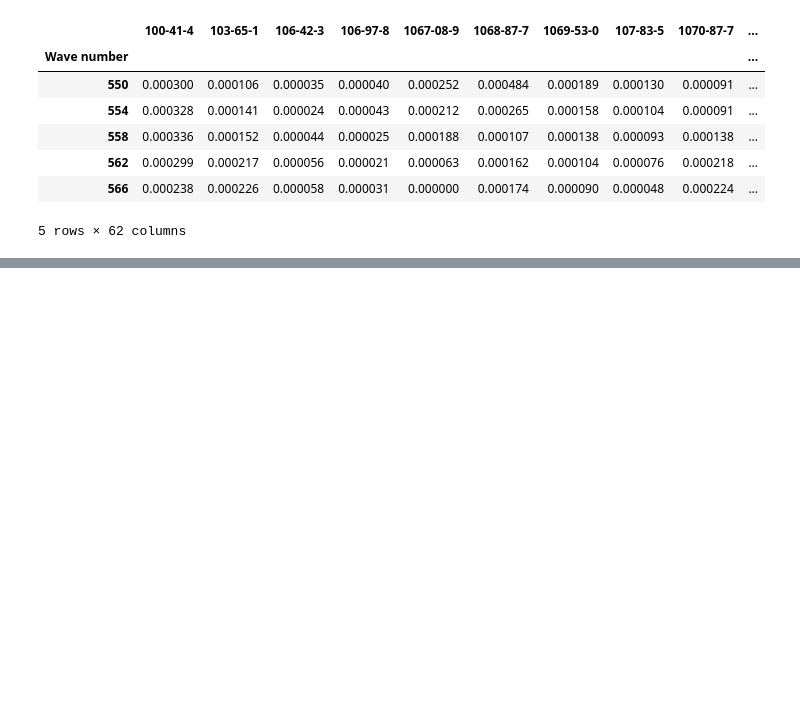
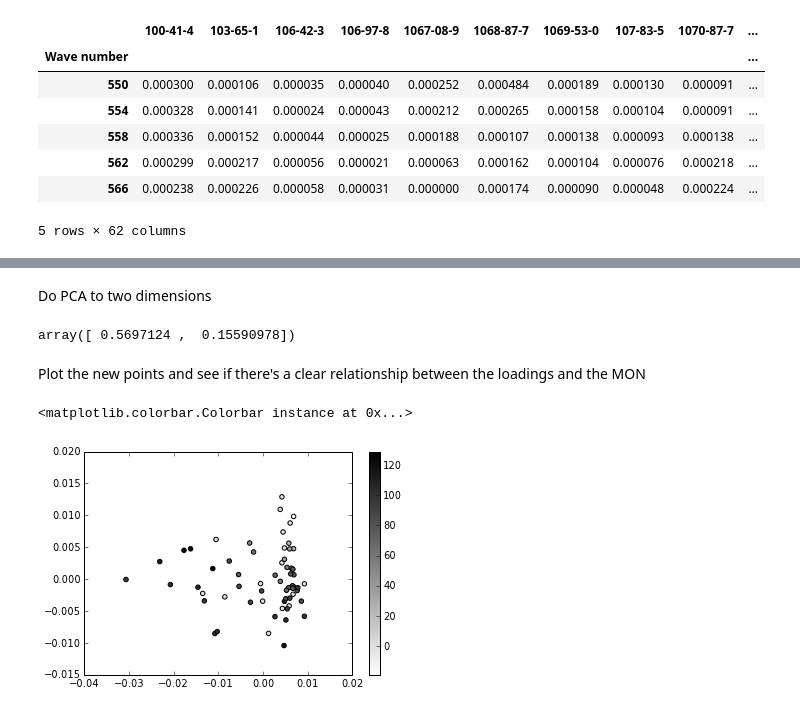
Before and after one commit to BrandonJvV/OctaneNumber, a Jupyter notebook: Normalization.ipynb, the cells around one changed output, grey strips where cells are left out. Drawn from its saved outputs; the diff is of its cells as text; code cells hidden in the pictures; blank space fills up the shorter version.

```diff
--- a/Normalization.ipynb
+++ b/Normalization.ipynb
@@ -82,0 +85,6 @@ nf.head()
+# %%
+percomponent_data = pandas.read_csv(os.path.join(datadir, 'flatCAS.csv'), index_col=0)
+# %%
+MONs = array([percomponent_data.MON[cas] if cas in percomponent_data.index else 0 for cas in nf.columns])
+# %% [markdown]
+Do PCA to two dimensions
@@ -82,0 +93,15 @@ nf.head()
+# %%
+pca = PCA(n_components=2)
+reduced_spectrum = pca.fit(nf.T).transform(nf.T)
+# %%
+pca.explained_variance_ratio_
+# %% [output]
+array([ 0.5697124 ,  0.15590978])
+# %% [markdown]
+Plot the new points and see if there's a clear relationship between the loadings and the MON
+# %%
+scatter(reduced_spectrum[:, 0], reduced_spectrum[:, 1], c=MONs, cmap=cm.gray_r)
+colorbar()
+# %% [output]
+<matplotlib.colorbar.Colorbar instance at 0x...>
+[figure, added]
```
Also changed, not shown: parts of 2 cells of this notebook.
